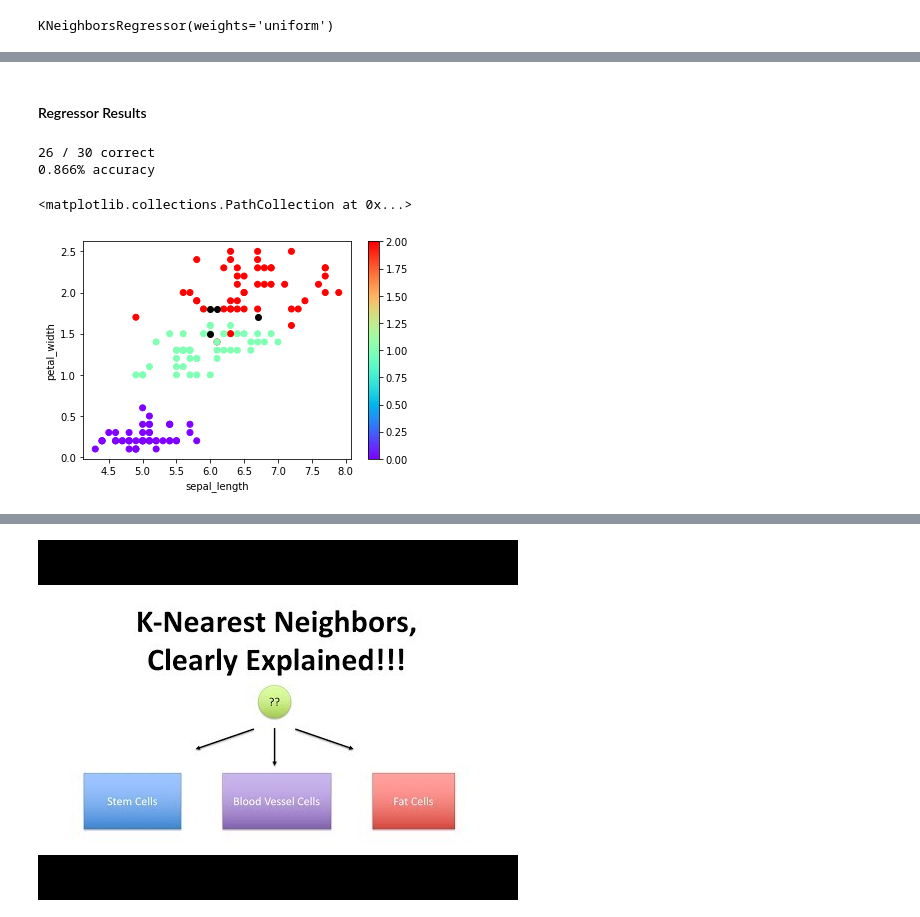
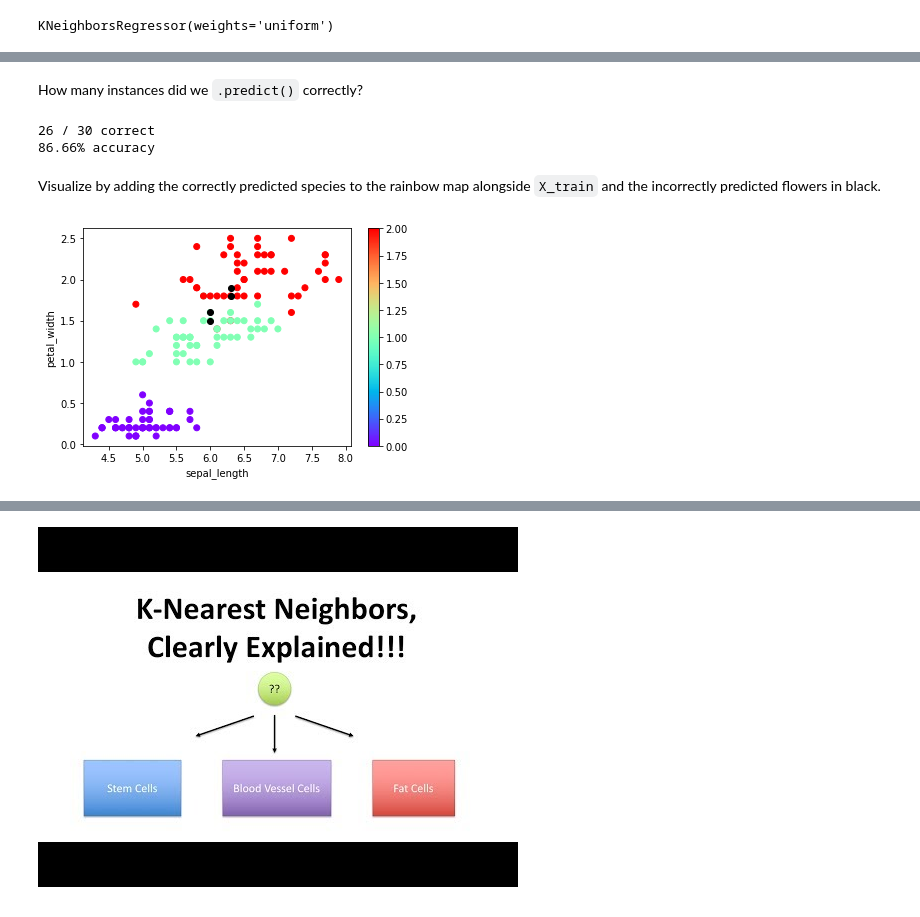
Before and after one commit to Dropout-Analytics/cuml_knn, a Jupyter notebook: knn.ipynb, the cells around one changed output, grey strips where cells are left out. Cells and saved outputs as stored; diff of their text form; code cells hidden in the pictures.

```diff
--- a/knn.ipynb
+++ b/knn.ipynb
@@ -207,10 +213,10 @@ df.tail()
-# %% [markdown]
-#### Regressor Results
+# %% [markdown]
+How many instances did we `.predict()` correctly?
 # %%
 n_correct = len(df.loc[df['actual']==df['predicted']])
 n_possible = len(df)
 
-print(f'{n_correct} / {n_possible} correct\n{str(n_correct / n_possible)[:5]}% accuracy')
+print(f'{n_correct} / {n_possible} correct\n{str(n_correct / n_possible * 100)[:5]}% accuracy')
 # %% [output]
 26 / 30 correct
-0.866% accuracy
+86.66% accuracy
@@ -220,20 +223,27 @@ df_incorrect = df.loc[df['actual'] != df['predicted']]
+# %% [markdown]
+Visualize by adding the correctly predicted species to the rainbow map alongside `X_train` and the incorrectly predicted flowers in black.
 # %%
+df_correct = df.loc[df['actual'] == df['predicted']]
+df_incorrect = df.loc[df['actual'] != df['predicted']]
+
 plt.xlabel('sepal_length'), plt.ylabel('petal_width')
 
 # plot training instances (rainbow) + colorbar
 plt.scatter(x=X_train['sepal_length'].to_pandas(), y=X_train['petal_width'].to_pandas(),
             c=y_train.to_pandas(), cmap='rainbow')
 plt.colorbar()
 
 # plot correctly predicted instances (rainbow)
 plt.scatter(x=df_correct['sepal_length'].to_pandas(), y=df_correct['petal_width'].to_pandas(),
             c=df_correct['actual'].to_pandas(), cmap='rainbow')
 
-# plot incorrectly predicted instances (black)
-plt.scatter(x=df_incorrect['sepal_length'].to_pandas(), y=df_incorrect['petal_width'].to_pandas(), color='k')
+# plot incorrectly predicted instances (black) (except: means 1 or less incorrect)
+try:
+    plt.scatter(x=df_incorrect['sepal_length'].to_pandas(), y=df_incorrect['petal_width'].to_pandas(), color='k')
+except:
+    plt.scatter(x=df_incorrect['sepal_length'], y=df_incorrect['petal_width'], color='k')
 # %% [output]
-<matplotlib.collections.PathCollection at 0x...>
-[figure, old version]
+[figure, new version]
 # %%
 df_incorrect
 # %% [output]
```
Also changed, not shown: parts of 40 cells of this notebook, 1 other file.
